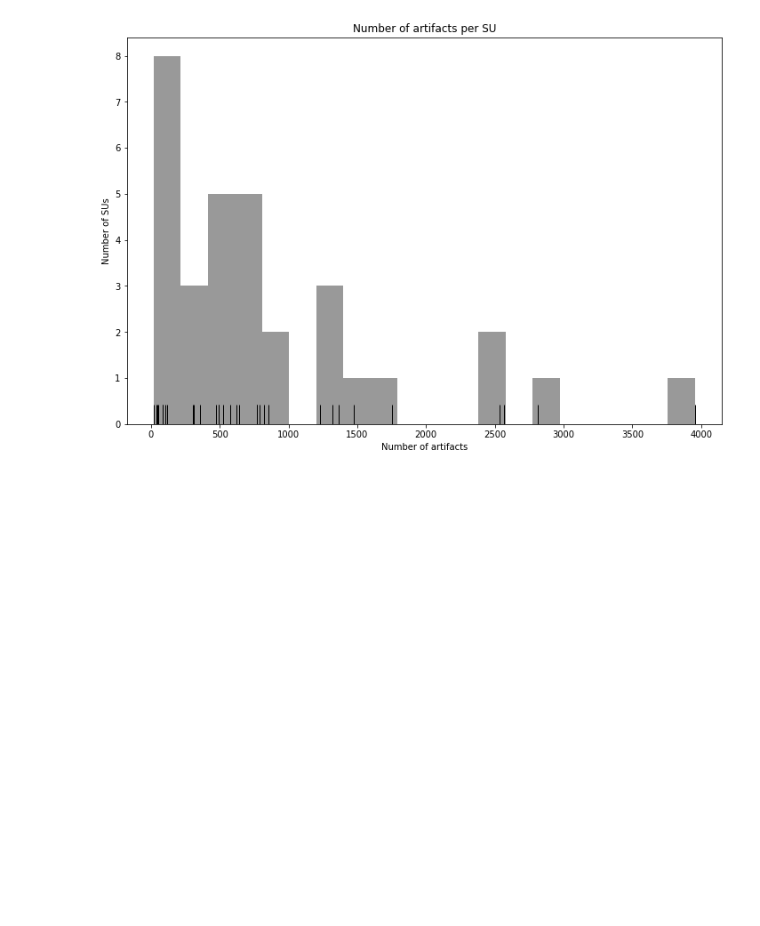
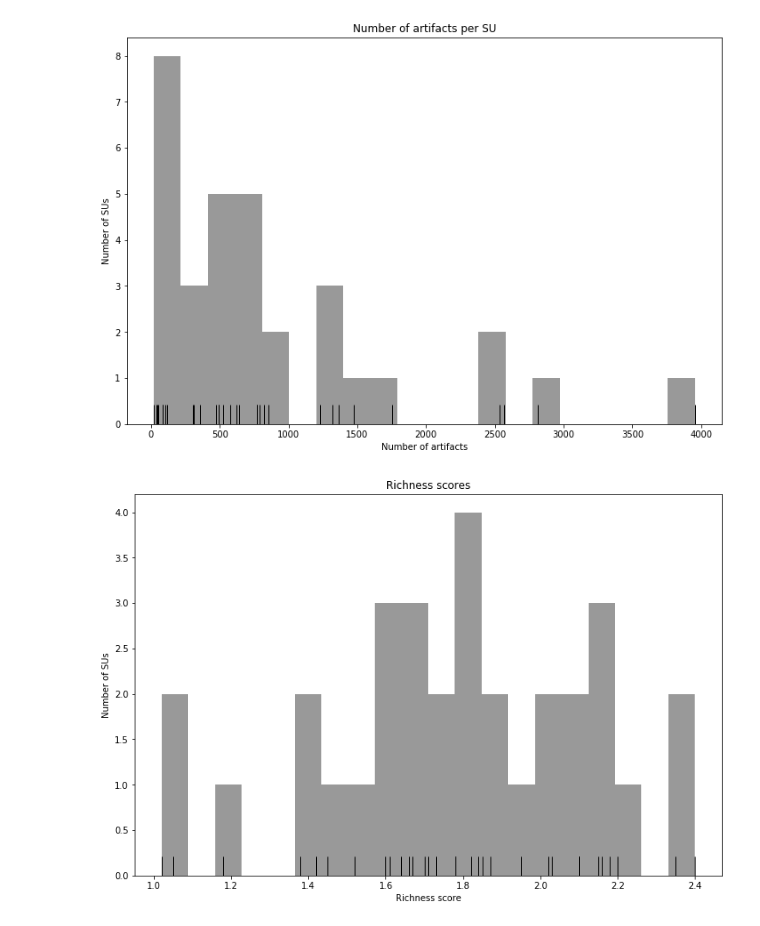
Before and after one commit to jrkreiger/shannon-diversity-analysis, a Jupyter notebook: visualizations.ipynb, the cells around one changed output. Cells and saved outputs as stored; diff of their text form; code cells hidden in the pictures; blank space fills up the shorter version.

```diff
--- a/visualizations.ipynb
+++ b/visualizations.ipynb
@@ -93,3 +76,19 @@ plt.savefig('count_per_su.png', dpi=300, padding=0.5)
 plt.show();
 # %% [output]
 [figure]
+# %%
+# Visualize artifact count per SU
+import seaborn as sns
+plt.figure(figsize=(12,8))
+sns.distplot(data.Richness, kde=False, bins=20, color='k')
+sns.rugplot(data.Richness, color='k')
+# plt.vlines(x=data.Richness.mean(), ymin=0.0, ymax=2.0, color='k', linestyle='--', label='Mean richness')
+# plt.vlines(x=data.Richness.median(), ymin=0.0, ymax=2.0, color='r', linestyle=':', label='Median richness')
+plt.title('Richness scores')
+plt.xlabel('Richness score')
+plt.ylabel('Number of SUs')
+plt.savefig('richness_hist.png', dpi=300, padding=0.5)
+# plt.legend()
+plt.show();
+# %% [output]
+[figure, added]
```
Also changed, not shown: parts of 5 cells of this notebook.
